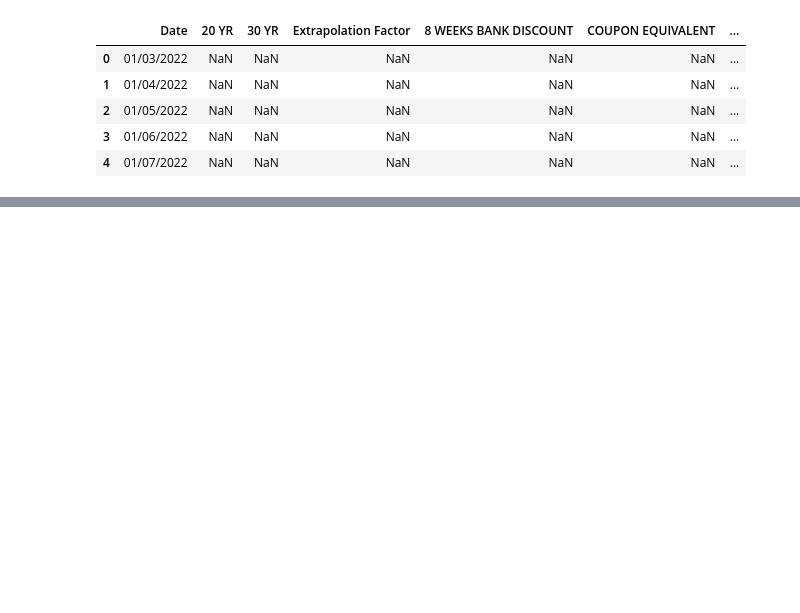
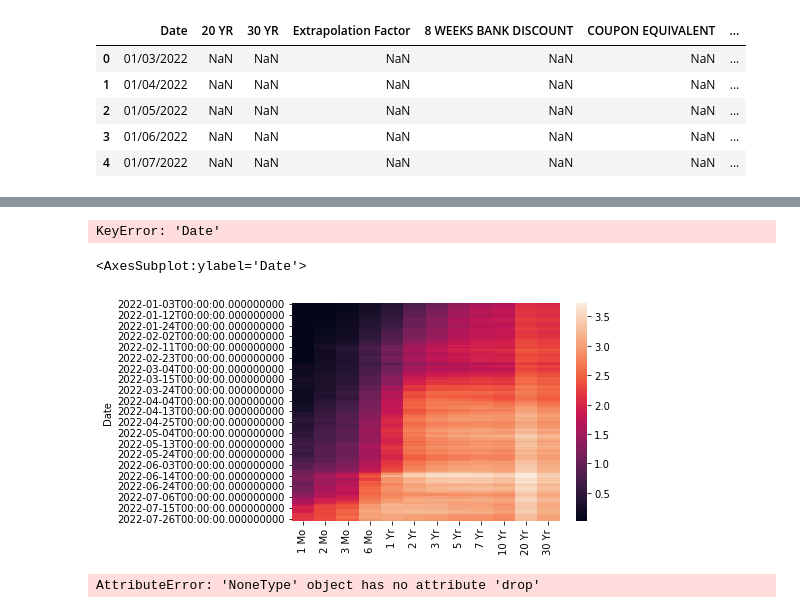
Before and after one commit to zeta1178/FinTech-Project1, a Jupyter notebook: InterestRates.ipynb, the cells around one changed output, grey strips where cells are left out. Drawn from its saved outputs; the diff is of its cells as text; code cells hidden in the pictures; blank space fills up the shorter version.

Commit message:
update interest rate notebook

```diff
--- a/InterestRates.ipynb
+++ b/InterestRates.ipynb
@@ -14,0 +23,5 @@ df.head()
+# %%
+df['Date'] = pd.to_datetime(df['Date'])
+df = df.drop(['20 YR', '30 YR', 'Extrapolation Factor',
+       '8 WEEKS BANK DISCOUNT', 'COUPON EQUIVALENT', '52 WEEKS BANK DISCOUNT',
+       'COUPON EQUIVALENT.1'],axis=1).set_index('Date')
@@ -14,0 +45,13 @@ df.head()
+# %%
+def clean_df(df):
+    df['Date'] = pd.to_datetime(df['Date'])
+    df = df.set_index('Date', inplace=True)
+    df = df.drop(['20 YR', '30 YR', 'Extrapolation Factor',
+       '8 WEEKS BANK DISCOUNT', 'COUPON EQUIVALENT', '52 WEEKS BANK DISCOUNT',
+       'COUPON EQUIVALENT.1','2 Mo'],axis=1)
+    return df
+# %%
+df = clean_df(df)
+df
+# %% [output]
+KeyError: 'Date'
@@ -14,0 +60,12 @@ df.head()
+# %%
+sns.heatmap(df)
+# %% [output]
+<AxesSubplot:ylabel='Date'>
+[figure, added]
+# %%
+for year in range(2010,2021):
+    url = f"https://home.treasury.gov/resource-center/data-chart-center/interest-rates/TextView?type=daily_treasury_yield_curve&field_tdr_date_value={year}"
+    table_list = pd.read_html(url)
+    df = pd.concat([df,clean_df(table_list[0])])
+# %% [output]
+AttributeError: 'NoneType' object has no attribute 'drop'
```
Also changed, not shown: parts of 10 cells of this notebook.
